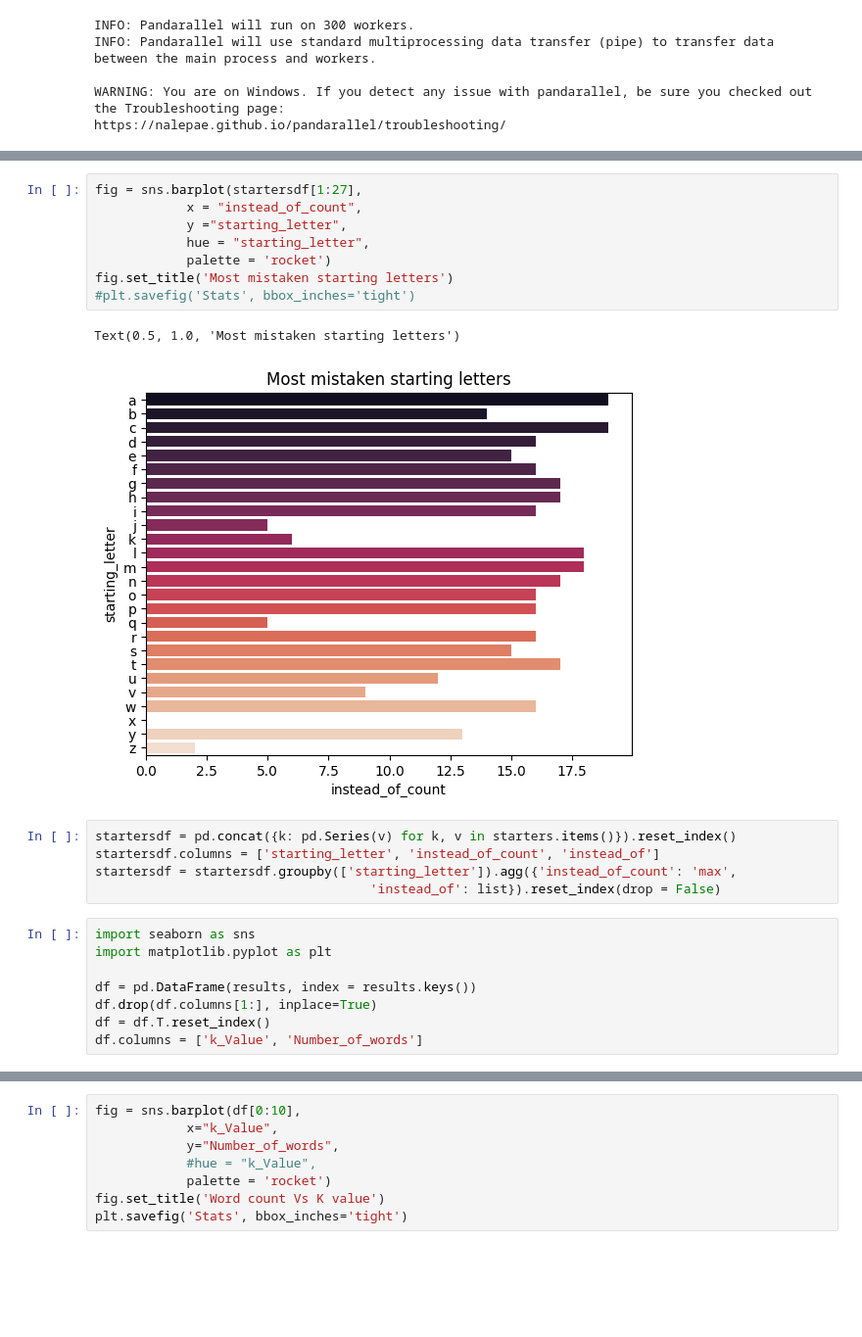
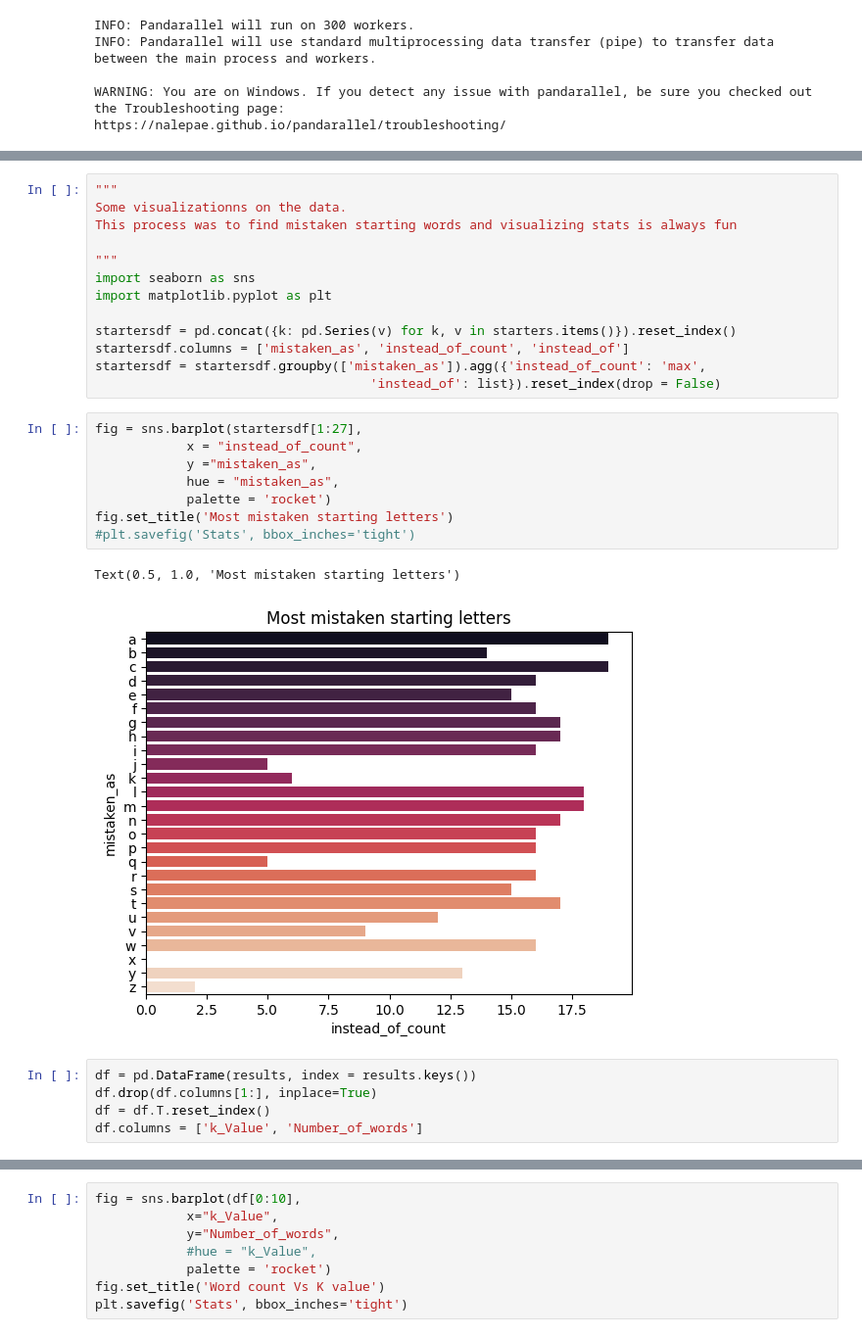
Before and after one commit to claudiarichardxx/Spell-Correction-Using-MED, a Jupyter notebook: examples/spellCheckUsingMED.ipynb, the cells around one changed output, grey strips where cells are left out. Shown at 98% size. Cells and saved outputs as stored; diff of their text form; blank space fills up the shorter version.

```diff
--- a/examples/spellCheckUsingMED.ipynb
+++ b/examples/spellCheckUsingMED.ipynb
@@ -172,26 +190,31 @@ Success at 1 is 53.03 %
 Success at 5 is 95.13 %
 Success at 10 is 99.69 %
 -----------------------------------------------------------------------------------------------------
+# %%
+"""
+Some visualizationns on the data.
+This process was to find mistaken starting words and visualizing stats is always fun
+
+"""
+import seaborn as sns
+import matplotlib.pyplot as plt
+
+startersdf = pd.concat({k: pd.Series(v) for k, v in starters.items()}).reset_index()
+startersdf.columns = ['mistaken_as', 'instead_of_count', 'instead_of']
+startersdf = startersdf.groupby(['mistaken_as']).agg({'instead_of_count': 'max',
+                                    'instead_of': list}).reset_index(drop = False)
 # %%
 fig = sns.barplot(startersdf[1:27],
             x = "instead_of_count",
-            y ="starting_letter",
-            hue = "starting_letter",
+            y ="mistaken_as",
+            hue = "mistaken_as",
             palette = 'rocket')
 fig.set_title('Most mistaken starting letters')
 #plt.savefig('Stats', bbox_inches='tight')
 # %% [output]
 Text(0.5, 1.0, 'Most mistaken starting letters')
-[figure, old version]
+[figure, new version]
-# %%
-startersdf = pd.concat({k: pd.Series(v) for k, v in starters.items()}).reset_index()
-startersdf.columns = ['starting_letter', 'instead_of_count', 'instead_of']
-startersdf = startersdf.groupby(['starting_letter']).agg({'instead_of_count': 'max',
-                                    'instead_of': list}).reset_index(drop = False)
 # %%
-import seaborn as sns
-import matplotlib.pyplot as plt
-
 df = pd.DataFrame(results, index = results.keys())
 df.drop(df.columns[1:], inplace=True)
 df = df.T.reset_index()
```
Also changed, not shown: parts of 12 cells of this notebook.
